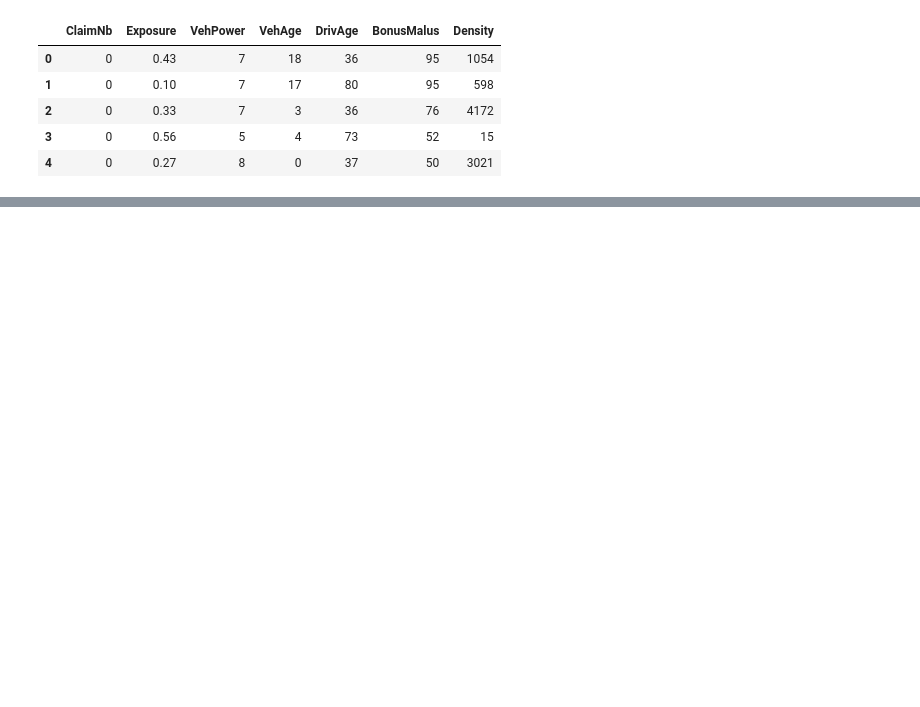
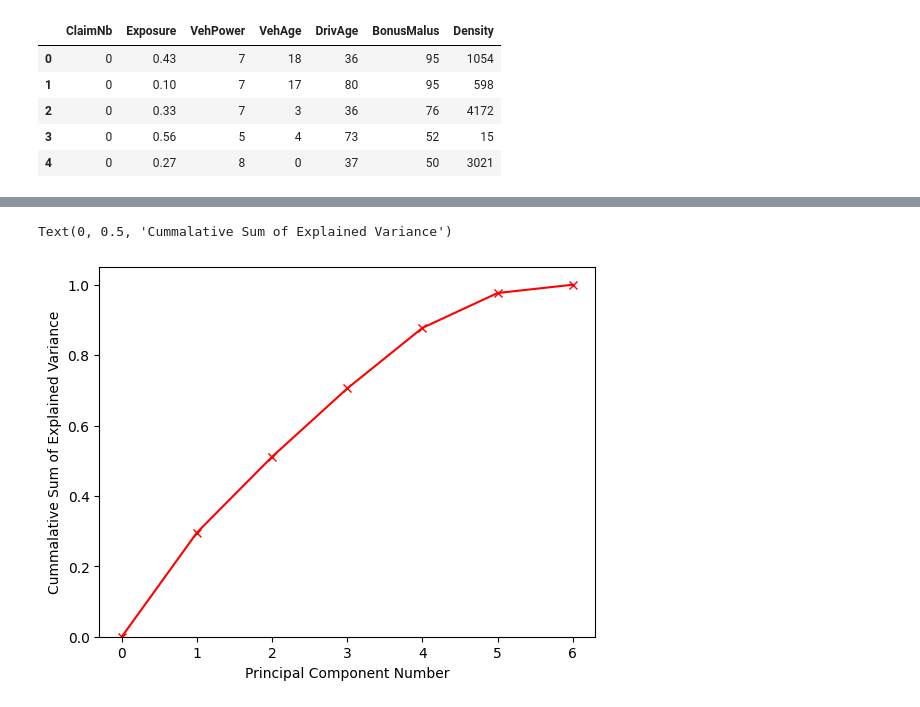
Before and after one commit to BossThePro/MLProject-Group-SR, a Jupyter notebook: sourceCode/dataVisualization/PCA.ipynb, the cells around one changed output, grey strips where cells are left out. Cells and saved outputs as stored; diff of their text form; code cells hidden in the pictures; blank space fills up the shorter version.

```diff
--- a/sourceCode/dataVisualization/PCA.ipynb
+++ b/sourceCode/dataVisualization/PCA.ipynb
@@ -114,0 +117,13 @@ for k in range(pca_claims.components_.shape[1]):
+# %%
+#explained variance
+explained_var = pca_claims.explained_variance_ratio_
+cum_sum = np.zeros(len(explained_var) + 1)
+cum_sum[1:] = np.cumsum(explained_var)
+
+plt.plot(range(len(cum_sum)),cum_sum,marker="x",c="red")
+plt.ylim(0)
+plt.xlabel("Principal Component Number")
+plt.ylabel("Cummalative Sum of Explained Variance")
+# %% [output]
+Text(0, 0.5, 'Cummalative Sum of Explained Variance')
+[figure, added]
```
Also changed, not shown: parts of 6 cells of this notebook, 7 other files.
